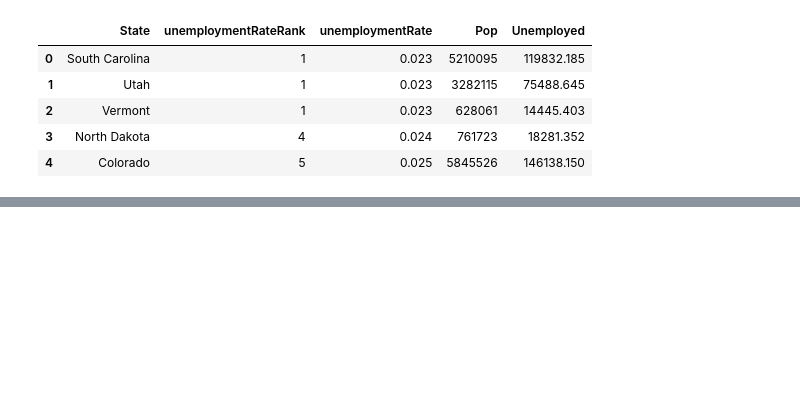
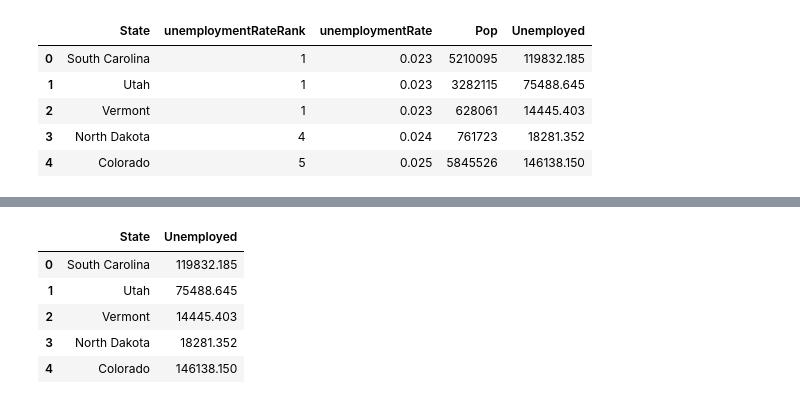
Before and after one commit to RahmanMonty/Unemployment, a Jupyter notebook: Unemployment.ipynb, the cells around one changed output, grey strips where cells are left out. Saved outputs shown, nothing was run; the diff lists cells and outputs as text; code cells hidden in the pictures; blank space fills up the shorter version.

```diff
--- a/Unemployment.ipynb
+++ b/Unemployment.ipynb
@@ -162,0 +88,10 @@ join.describe()
+# %%
+unemployed = join[["State", "Unemployed"]]
+unemployed.head()
+# %% [output]
+|  | State | Unemployed |
+| 0 | South Carolina | 119832.185 |
+| 1 | Utah | 75488.645 |
+| 2 | Vermont | 14445.403 |
+| 3 | North Dakota | 18281.352 |
+| 4 | Colorado | 146138.150 |
```
Also changed, not shown: parts of 15 cells of this notebook.
